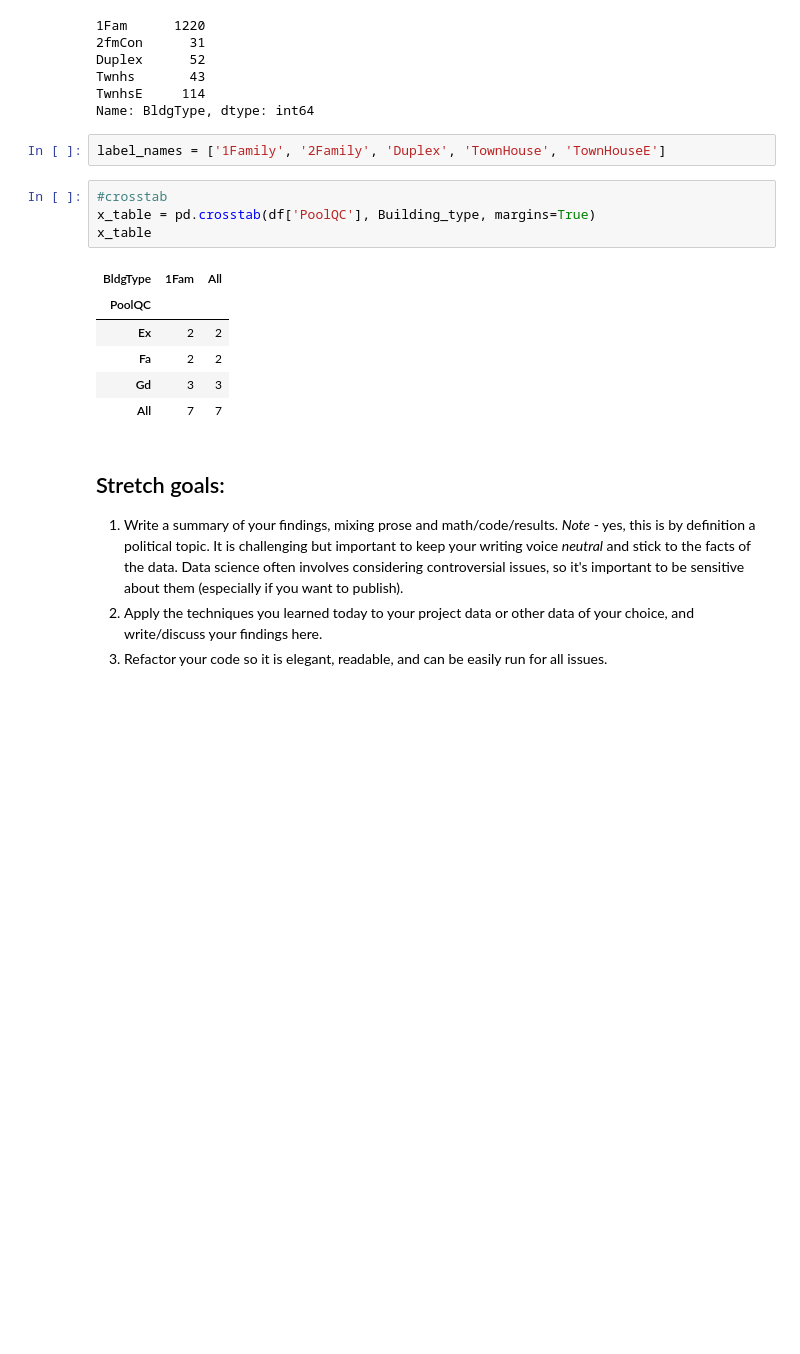
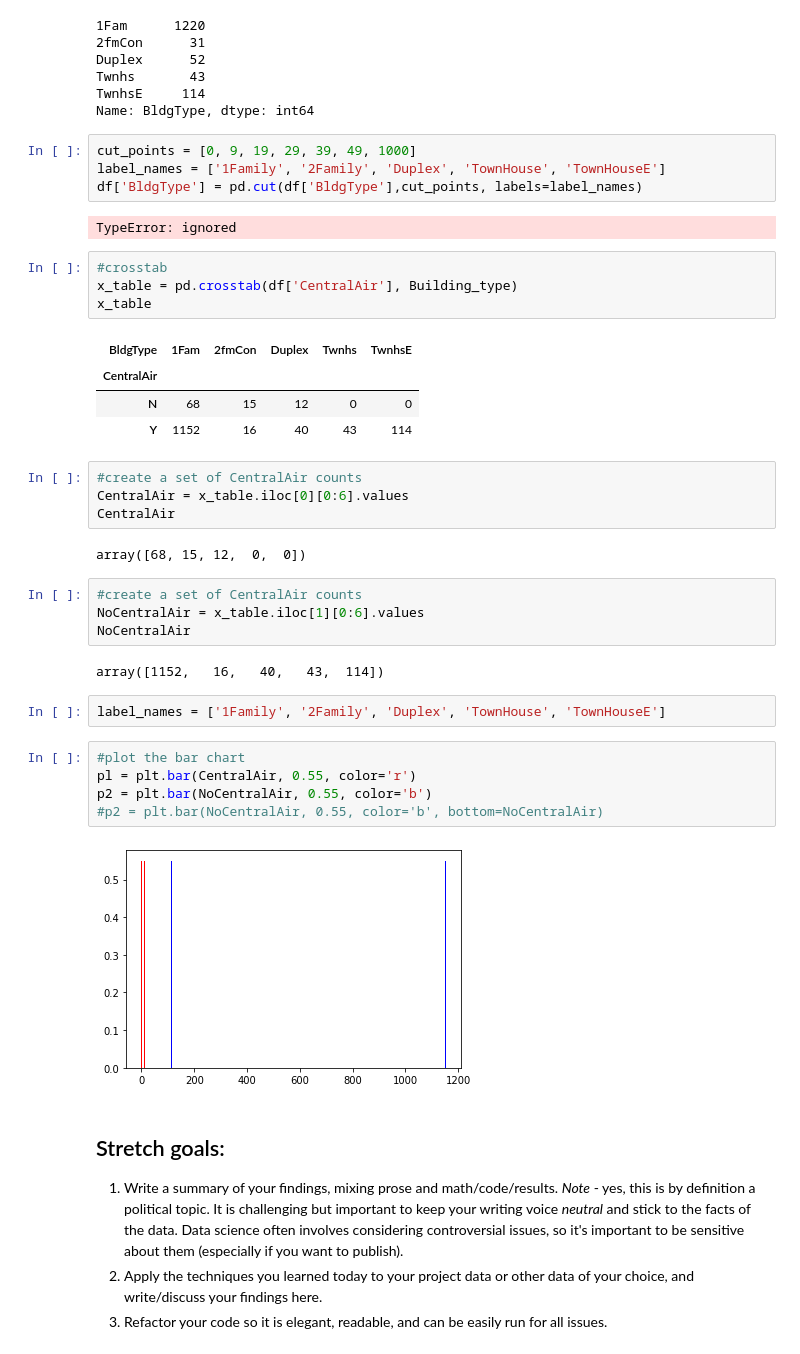
Before and after one commit to lmstephens/DS-Unit-1-Sprint-2-Statistics, a Jupyter notebook: module2/LS_DS_122_Sampling_Confidence_Intervals_and_Hypothesis_Testing_Assignment.ipynb, the cells around one changed output. Cells and saved outputs as stored; diff of their text form; blank space fills up the shorter version.

```diff
--- a/module2/LS_DS_122_Sampling_Confidence_Intervals_and_Hypothesis_Testing_Assignment.ipynb
+++ b/module2/LS_DS_122_Sampling_Confidence_Intervals_and_Hypothesis_Testing_Assignment.ipynb
@@ -216,19 +216,42 @@ Duplex      52
 Twnhs       43
 TwnhsE     114
 Name: BldgType, dtype: int64
+# %%
+cut_points = [0, 9, 19, 29, 39, 49, 1000]
+label_names = ['1Family', '2Family', 'Duplex', 'TownHouse', 'TownHouseE']
+df['BldgType'] = pd.cut(df['BldgType'],cut_points, labels=label_names)
+# %% [output]
+TypeError: ignored
+# %%
+#crosstab
+x_table = pd.crosstab(df['CentralAir'], Building_type)
+x_table
+# %% [output]
+| BldgType | 1Fam | 2fmCon | Duplex | Twnhs | TwnhsE |
+| CentralAir |  |  |  |  |  |
+| N | 68 | 15 | 12 | 0 | 0 |
+| Y | 1152 | 16 | 40 | 43 | 114 |
+# %%
+#create a set of CentralAir counts
+CentralAir = x_table.iloc[0][0:6].values
+CentralAir
+# %% [output]
+array([68, 15, 12,  0,  0])
+# %%
+#create a set of CentralAir counts
+NoCentralAir = x_table.iloc[1][0:6].values
+NoCentralAir
+# %% [output]
+array([1152,   16,   40,   43,  114])
 # %%
 label_names = ['1Family', '2Family', 'Duplex', 'TownHouse', 'TownHouseE']
-# %%
-#crosstab
-x_table = pd.crosstab(df['PoolQC'], Building_type, margins=True)
-x_table
-# %% [output]
-| BldgType | 1Fam | All |
-| PoolQC |  |  |
-| Ex | 2 | 2 |
-| Fa | 2 | 2 |
-| Gd | 3 | 3 |
-| All | 7 | 7 |
+# %%
+#plot the bar chart
+pl = plt.bar(CentralAir, 0.55, color='r')
+p2 = plt.bar(NoCentralAir, 0.55, color='b')
+#p2 = plt.bar(NoCentralAir, 0.55, color='b', bottom=NoCentralAir)
+# %% [output]
+[figure, added]
 # %% [markdown]
 ## Stretch goals:
 
```
Also changed, not shown: parts of 1 cell of this notebook.
